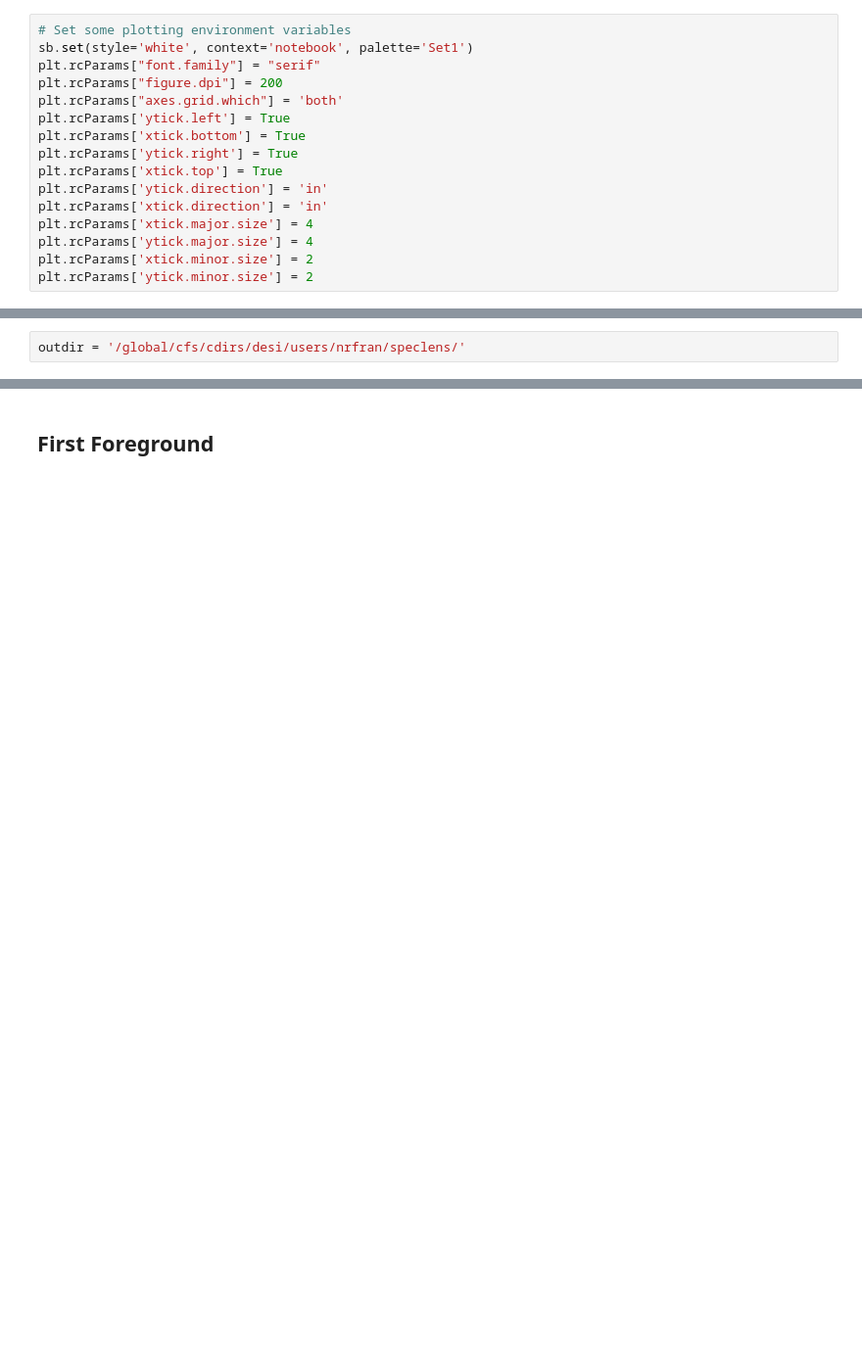
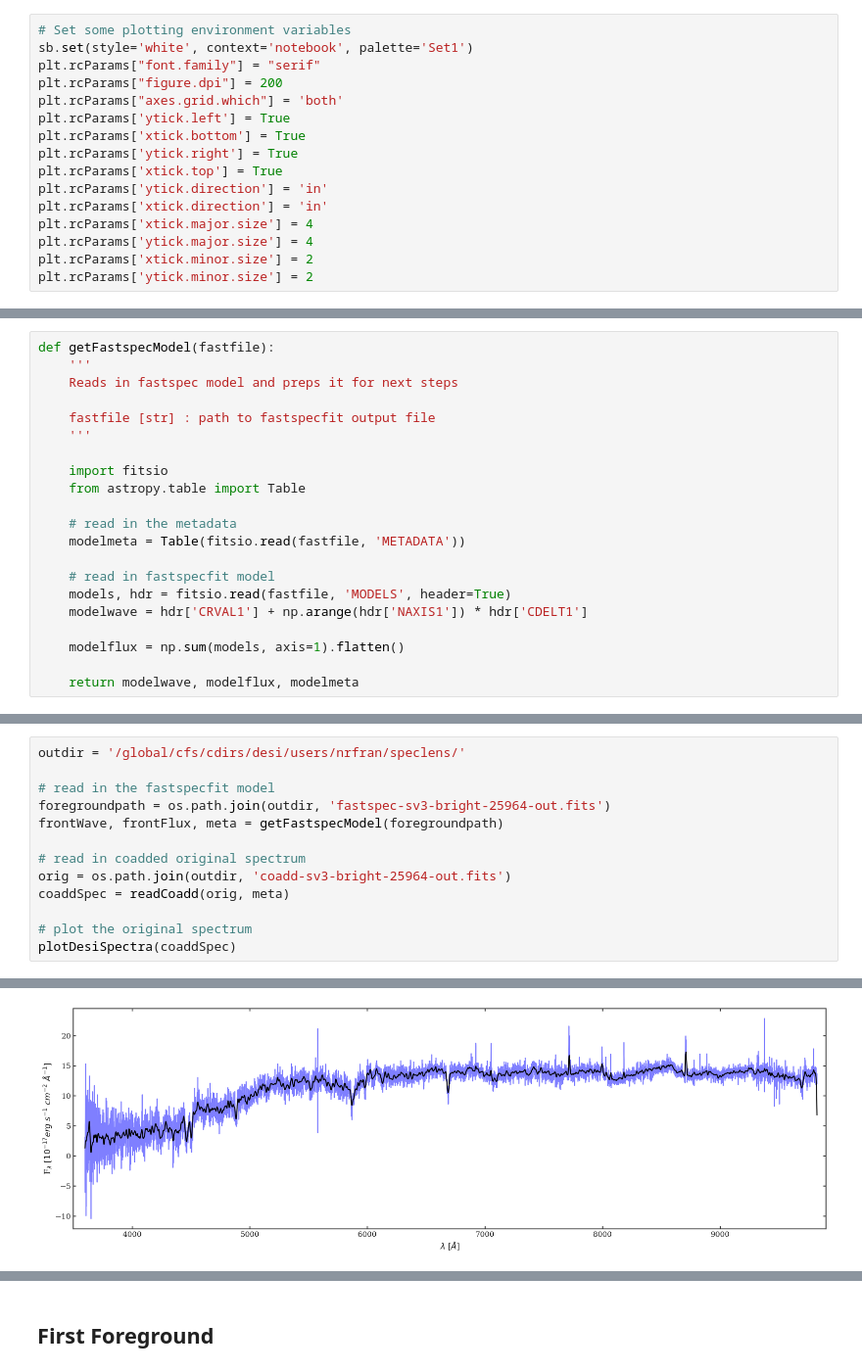
Before and after one commit to moustakas/fastspecfit-projects, a Jupyter notebook: speclens/plotSeparatedSpectra.ipynb, the cells around one changed output, grey strips where cells are left out. Shown: that part at 98% size. Drawn from its saved outputs; the diff is of its cells as text; blank space fills up the shorter version.

```diff
--- a/speclens/plotSeparatedSpectra.ipynb
+++ b/speclens/plotSeparatedSpectra.ipynb
@@ -61 +53,22 @@ plt.rcParams['ytick.minor.size'] = 2
+# %%
+def getFastspecModel(fastfile):
+    '''
+    Reads in fastspec model and preps it for next steps
+
+    fastfile [str] : path to fastspecfit output file
+    '''
+
+    import fitsio
+    from astropy.table import Table
+
+    # read in the metadata
+    modelmeta = Table(fitsio.read(fastfile, 'METADATA'))
+
+    # read in fastspecfit model
+    models, hdr = fitsio.read(fastfile, 'MODELS', header=True)
+    modelwave = hdr['CRVAL1'] + np.arange(hdr['NAXIS1']) * hdr['CDELT1']
+
+    modelflux = np.sum(models, axis=1).flatten()
+
+    return modelwave, modelflux, modelmeta
 # %%
@@ -97,2 +182,14 @@ def plotDesiSpectra(coaddPath=None, spectra=None, smooth=True, ax=None, **kwargs
 # %%
 outdir = '/global/cfs/cdirs/desi/users/nrfran/speclens/'
+
+# read in the fastspecfit model
+foregroundpath = os.path.join(outdir, 'fastspec-sv3-bright-25964-out.fits')
+frontWave, frontFlux, meta = getFastspecModel(foregroundpath)
+
+# read in coadded original spectrum
+orig = os.path.join(outdir, 'coadd-sv3-bright-25964-out.fits')
+coaddSpec = readCoadd(orig, meta)
+
+# plot the original spectrum
+plotDesiSpectra(coaddSpec)
+# %% [output]
@@ -98,0 +197 @@ outdir = '/global/cfs/cdirs/desi/users/nrfran/speclens/'
+[figure, added]
```
Also changed, not shown: parts of 18 cells of this notebook, 3 other files.
